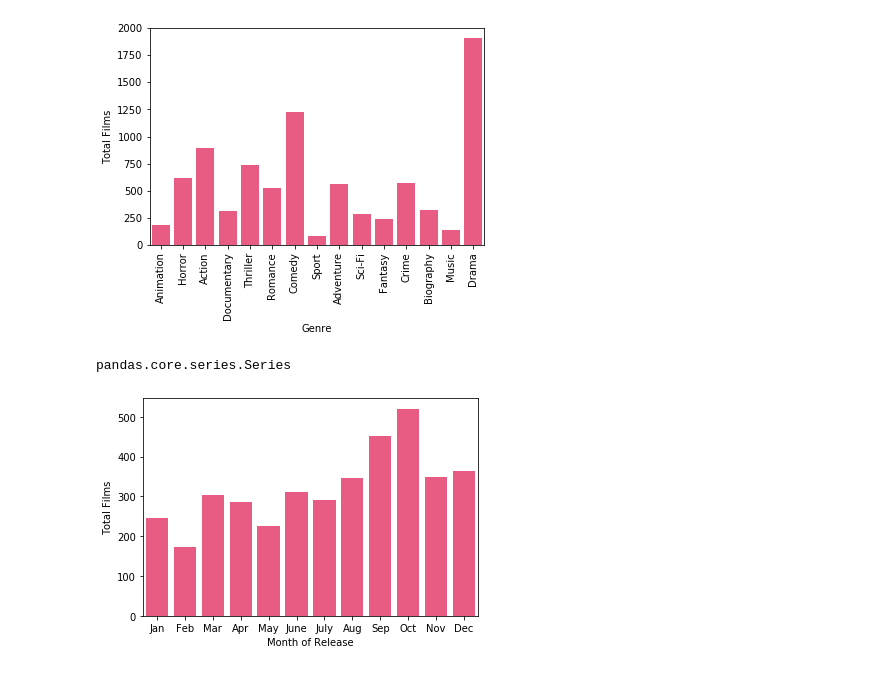
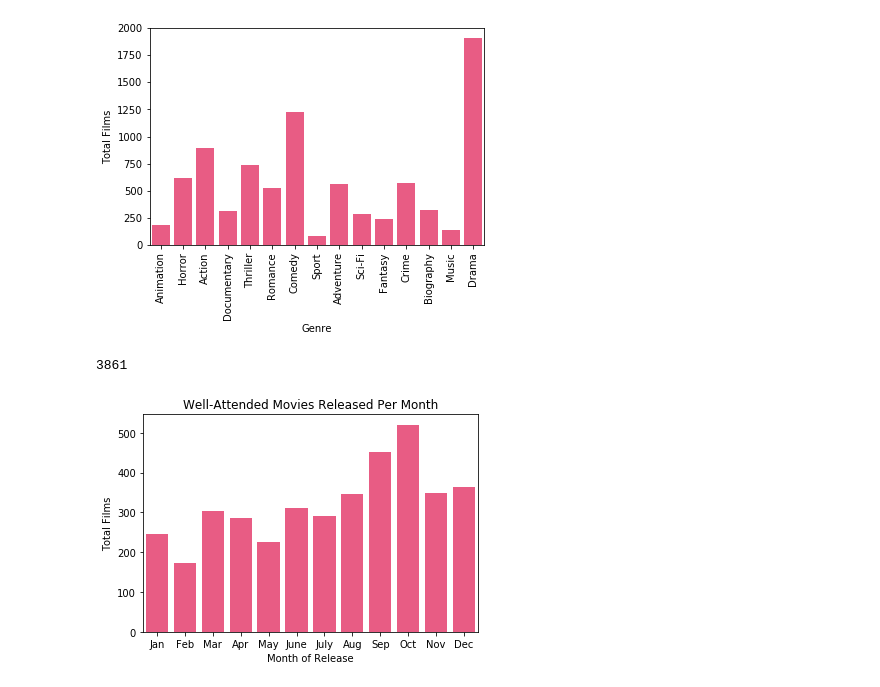
Before and after one commit to anilca-lab/FIS-Mod1-Project, a Jupyter notebook: imported_film_data.ipynb, the cells around one changed output. Saved outputs shown, nothing was run; the diff lists cells and outputs as text; code cells hidden in the pictures.

```diff
--- a/imported_film_data.ipynb
+++ b/imported_film_data.ipynb
@@ -248,10 +248,10 @@ plt.xticks(rotation=90)
 plt.show()
 # %% [output]
 [figure]
-# %%
-type(total_movies_month)
-# %% [output]
-pandas.core.series.Series
+# %%
+sum(df_watched["month"].value_counts())
+# %% [output]
+3861
 # %%
 total_movies_month = df_watched["month"].value_counts()
 # %%
@@ -262,9 +262,9 @@ total_movies_month = total_movies_month.rename({"01": "Jan", "02": "Feb", "03":
 # %%
 ax = sns.barplot(total_movies_month.index, total_movies_month.values, color="#ff457a")
 ax.set(xlabel='Month of Release', ylabel='Total Films')
-# ax.set_ylim(top=1600)
+ax.set_title("Well-Attended Movies Released Per Month")
 plt.show()
 # %% [output]
-[figure, old version]
+[figure, new version]
 # %%
 p1=sns.boxplot(x=df_watched["month"], y=df_watched["averagerating"], data=df_watched, order=["01", "02", "03", "04", "05", "06", "07", "08", "09", "10", "11", "12"], color="steelblue")
```
Also changed, not shown: parts of 5 cells of this notebook, 1 other file.
